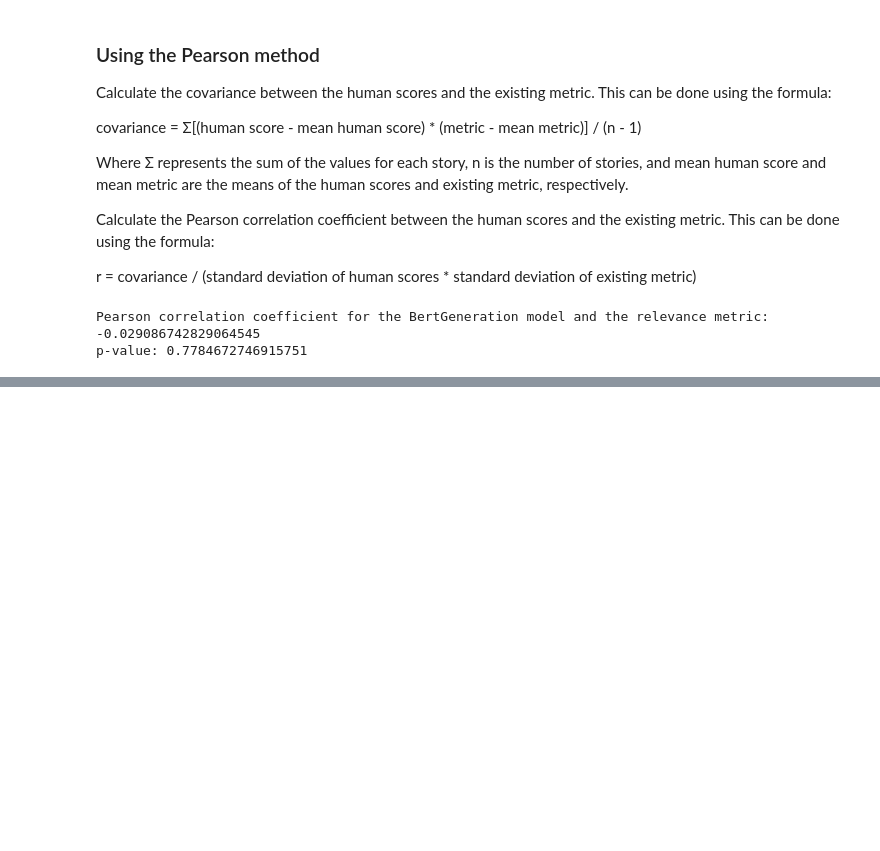
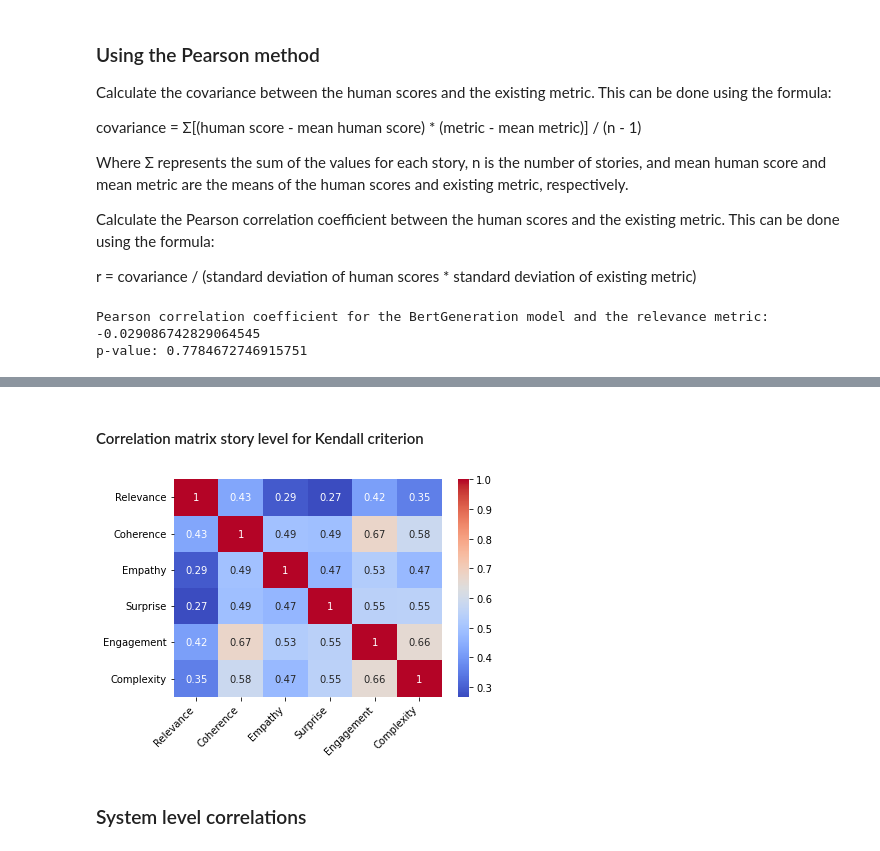
Before and after one commit to CamilleCoustaury/NLP-ENSAE-3A-Sujet4, a Jupyter notebook: data_visualization.ipynb, the cells around one changed output, grey strips where cells are left out. Cells and saved outputs as stored; diff of their text form; code cells hidden in the pictures; blank space fills up the shorter version.

```diff
--- a/data_visualization.ipynb
+++ b/data_visualization.ipynb
@@ -120,0 +171,31 @@ TypeError: object of type 'float' has no len()
+# %% [markdown]
+#### Correlation matrix story level for Kendall criterion
+# %%
+human_scores=['Relevance', 'Coherence', 'Empathy', 'Surprise', 'Engagement', 'Complexity']
+N=len(human_scores)
+
+corr_story_matrix= np.zeros((N, N))
+for i in range(N):
+    for j in range(N):
+        c_metric1= np.array( [json.loads(l) for l in data_scores[human_scores[i]].tolist()]).T
+        c_metric2= np.array( [json.loads(l) for l in data_scores[human_scores[j]].tolist()]).T
+
+        k=np.zeros(96)
+
+        for l in range(96):
+            k[l]=kendalltau(c_metric1[l],c_metric2[l] )[0]
+
+        corr_story_matrix[i,j]= k.mean()
+
+
+heatmap=sns.heatmap(corr_story_matrix, annot=True, cmap='coolwarm', xticklabels=human_scores, yticklabels=human_scores)
+
+
+heatmap.set_xticklabels(heatmap.get_xticklabels(), rotation=45, ha='right')
+
+# Display the plot
+plt.show()
+# %% [output]
+[figure, added]
+# %% [markdown]
+### System level correlations
```
Also changed, not shown: parts of 10 cells of this notebook.
